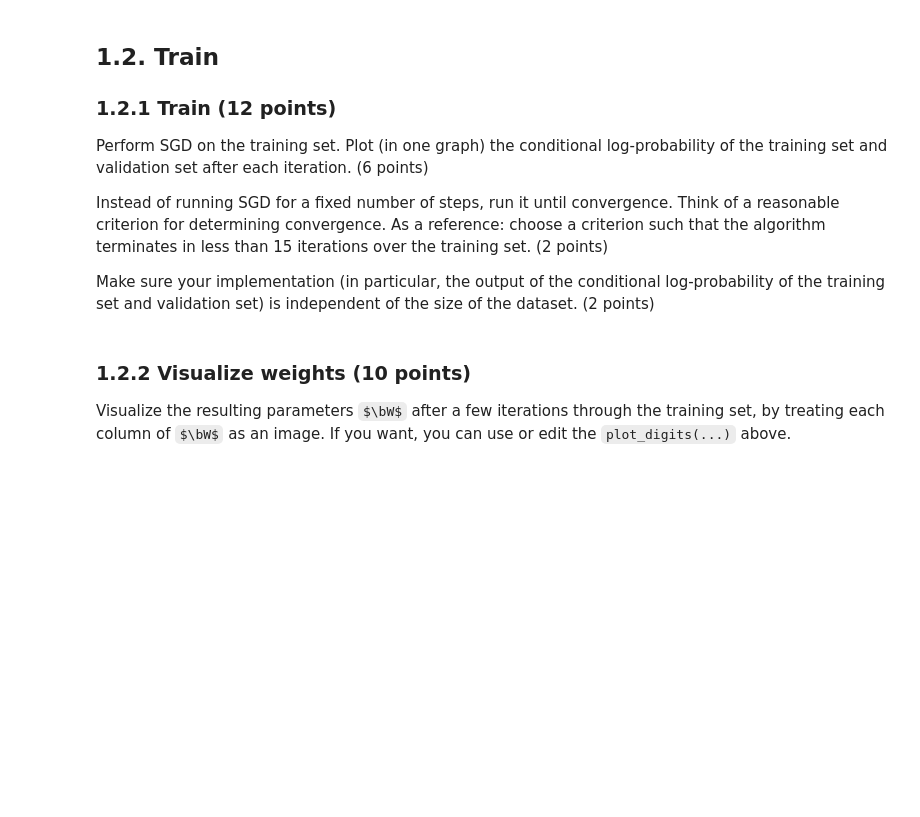
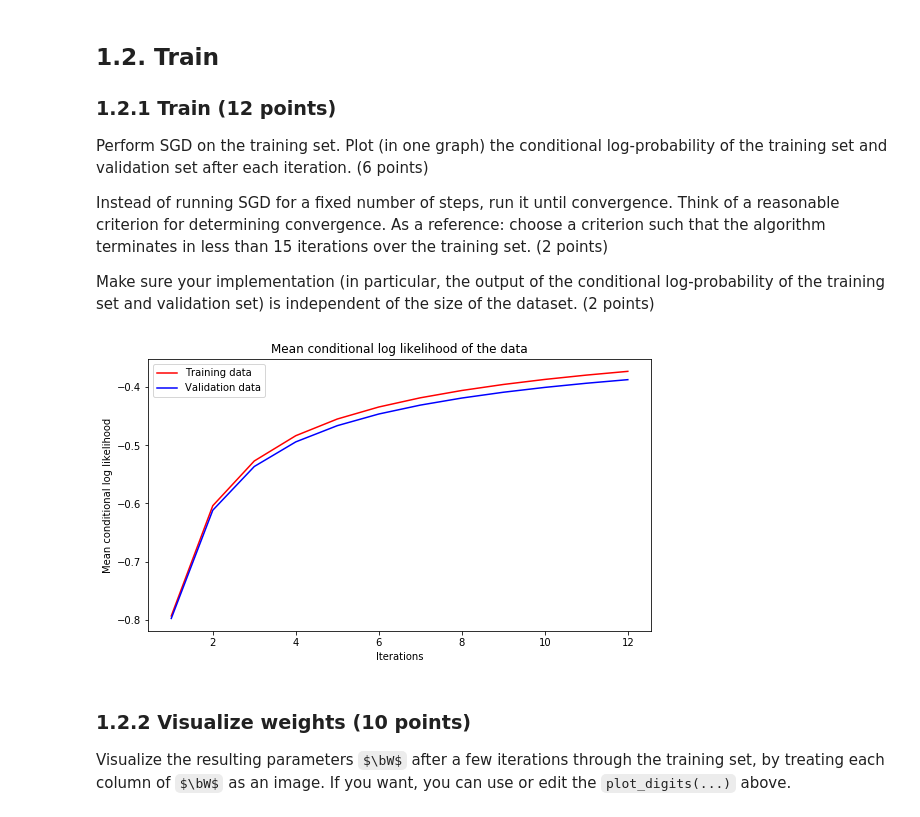
Before and after one commit to ioangatop/MachineLearning, a Jupyter notebook: 12141666_12166804_lab2.ipynb, the cells around one changed output. Drawn from its saved outputs; the diff is of its cells as text; code cells hidden in the pictures; some formulas as TeX source; blank space fills up the shorter version.

```diff
--- a/12141666_12166804_lab2.ipynb
+++ b/12141666_12166804_lab2.ipynb
@@ -446,33 +462,38 @@ def evaluate_likelihood(X, T, w, b):
 
 
 def test_sgd(x_train, t_train, x_valid, t_valid, w, b):
     # YOUR CODE HERE
     epsilon = 0.013 # 12 iterations
     i = 0
     train_likelihood_iter = []
     valid_likelihood_iter = []
     while True:
         i += 1
         w_old = np.array(w)
         logp_train, w, b = sgd_iter(x_train, t_train, w, b)
         train_likelihood_iter.append(evaluate_likelihood(x_train, t_train, w, b)[1])
         valid_likelihood_iter.append(evaluate_likelihood(x_valid, t_valid, w, b)[1])
         if np.all(abs(w - w_old) < epsilon):
             break
     return w, b, train_likelihood_iter, valid_likelihood_iter
 
 np.random.seed(1243)
 w = np.zeros((28*28, 10))
 b = np.zeros(10)
 w, b, train_likelihood_iter, valid_likelihood_iter = test_sgd(x_train, t_train, x_valid, t_valid, w, b)
 
+# Figure size
+plt.rcParams["figure.figsize"] = [9,5]
+
 # Plot log likelihood
 plt.plot(range(1, len(train_likelihood_iter) + 1), train_likelihood_iter, 'r', label = 'Training data')
 plt.plot(range(1, len(valid_likelihood_iter) + 1), valid_likelihood_iter, 'b', label = 'Validation data')
 plt.xlabel('Iterations')
 plt.ylabel('Mean conditional log likelihood')
 plt.title('Mean conditional log likelihood of the data')
 plt.legend();
+# %% [output]
+[figure, added]
 # %%
 # Hidden tests for efficiency
 # %% [markdown]
```
Also changed, not shown: parts of 21 cells of this notebook.
